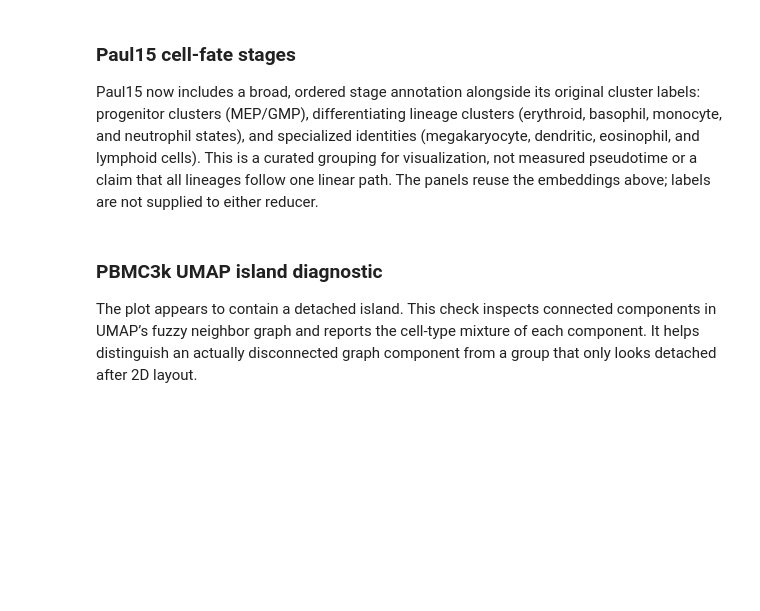
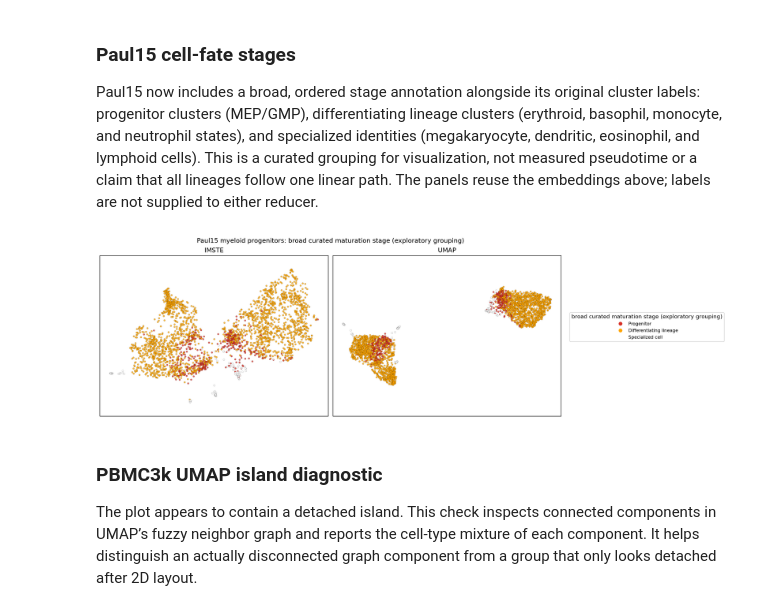
Before and after one commit to fabriziocosta/IteratedMinimumSpanningTree, a Jupyter notebook: notebooks/02_biological_imste_umap_comparison.ipynb, the cells around one changed output. Cells and saved outputs as stored; diff of their text form; code cells hidden in the pictures; blank space fills up the shorter version.

```diff
--- a/notebooks/02_biological_imste_umap_comparison.ipynb
+++ b/notebooks/02_biological_imste_umap_comparison.ipynb
@@ -95,7 +108,9 @@ for fig in embedding_figures.values():
 Paul15 now includes a broad, ordered stage annotation alongside its original cluster labels: progenitor clusters (MEP/GMP), differentiating lineage clusters (erythroid, basophil, monocyte, and neutrophil states), and specialized identities (megakaryocyte, dendritic, eosinophil, and lymphoid cells). This is a curated grouping for visualization, not measured pseudotime or a claim that all lineages follow one linear path. The panels reuse the embeddings above; labels are not supplied to either reducer.
 # %%
 cell_fate_figures = plot_cell_fate_stages(datasets, embeddings)
-display(cell_fate_figures["Paul15 myeloid progenitors"])
+_ = display(cell_fate_figures["Paul15 myeloid progenitors"])
+# %% [output]
+[figure, added]
 # %% [markdown]
 ### PBMC3k UMAP island diagnostic
 
```
Also changed, not shown: parts of 9 cells of this notebook, 3 other files.
